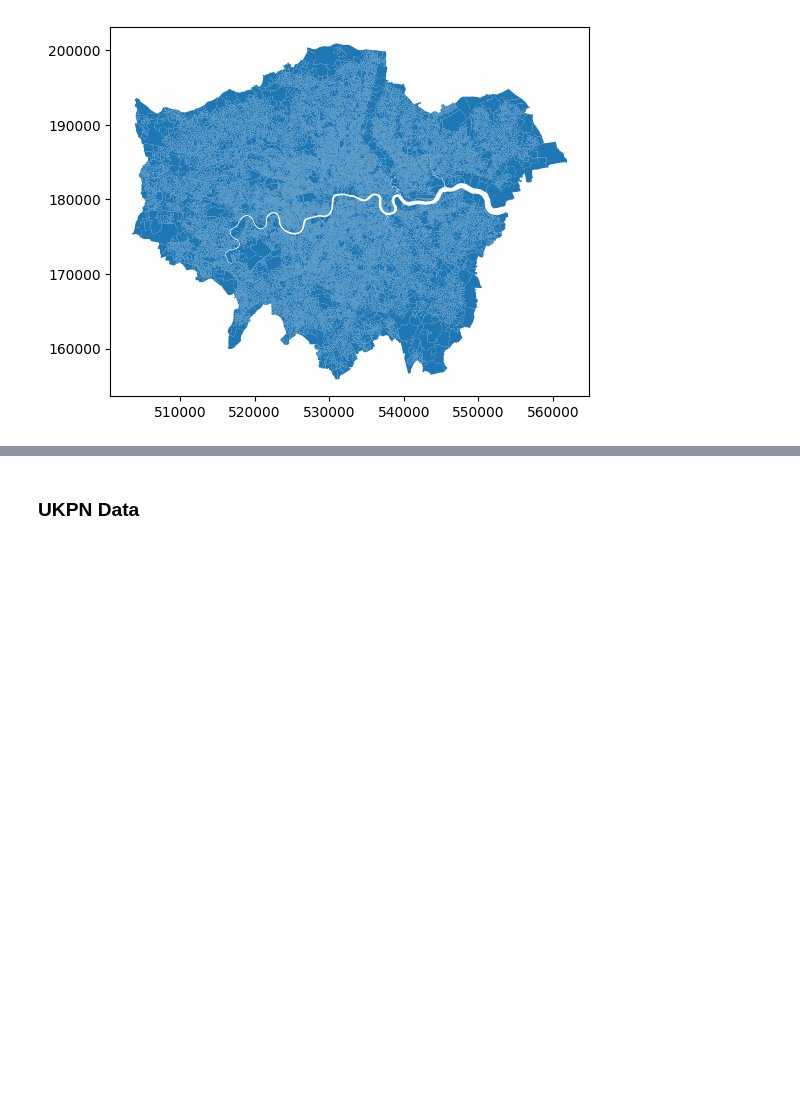
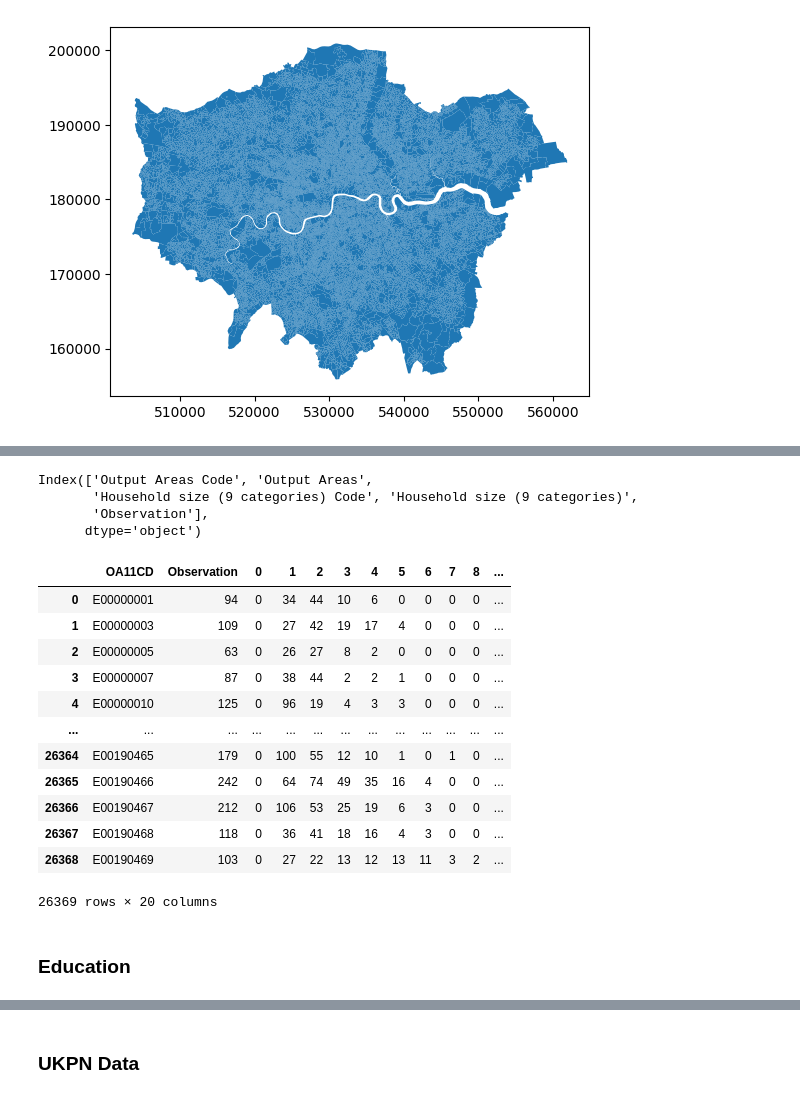
Before and after one commit to nifemi-alonge/evcs_spatial_analysis, a Jupyter notebook: Alonge_O_Dissertation_Analysis.ipynb, the cells around one changed output, grey strips where cells are left out. Drawn from its saved outputs; the diff is of its cells as text; code cells hidden in the pictures; blank space fills up the shorter version.

```diff
--- a/Alonge_O_Dissertation_Analysis.ipynb
+++ b/Alonge_O_Dissertation_Analysis.ipynb
@@ -77,0 +355,56 @@ oa_bound.plot()
+# %%
+# delete?
+# household size option 2
+
+# Load the census data into a pandas DataFrame
+hh_size = pd.read_csv('/content/drive/MyDrive/GDS-Yr2/Dissertation/Data/TS017-2021-3-filtered-2023-07-08T18_47_51Z_hh_size.csv')
+
+# Print the column names to verify correctness
+print(hh_size.columns)
+
+# Specify the column names for household size and respondent count
+household_size_column = 'Household size (9 categories) Code'
+respondent_count_column = 'Observation'
+
+# Group the data by output area and calculate the total respondents
+grouped_data = hh_size.groupby('Output Areas').agg({respondent_count_column: 'sum'})
+
+# Pivot the data to convert household sizes into columns
+household_size_pivot = hh_size.pivot_table(index='Output Areas', columns=household_size_column, values=respondent_count_column, aggfunc='sum')
+
+# Merge the total respondents and household size counts
+merged_data = grouped_data.merge(household_size_pivot, on='Output Areas')
+
+# Calculate the percentages for each household size
+household_size_columns = merged_data.columns[1:]  # Exclude the 'Output Areas' column
+for size in household_size_columns:
+    merged_data[f'percentage_{size}'] = (merged_data[size] / merged_data[respondent_count_column]) * 100
+
+# Print the output
+#print(merged_data[['Output Areas'] + [f'percentage_{size}' for size in household_size_columns]])
+hh_size = merged_data
+
+hh_size = hh_size.reset_index()
+
+hh_size = hh_size.rename(columns = {'Output Areas': 'OA11CD'})
+hh_size
+# %% [output]
+Index(['Output Areas Code', 'Output Areas',
+       'Household size (9 categories) Code', 'Household size (9 categories)',
+       'Observation'],
+      dtype='object')
+|  | OA11CD | Observation | 0 | 1 | 2 | 3 | 4 | 5 | 6 | 7 | 8 | ... |
+| 0 | E00000001 | 94 | 0 | 34 | 44 | 10 | 6 | 0 | 0 | 0 | 0 | ... |
+| 1 | E00000003 | 109 | 0 | 27 | 42 | 19 | 17 | 4 | 0 | 0 | 0 | ... |
+| 2 | E00000005 | 63 | 0 | 26 | 27 | 8 | 2 | 0 | 0 | 0 | 0 | ... |
+| 3 | E00000007 | 87 | 0 | 38 | 44 | 2 | 2 | 1 | 0 | 0 | 0 | ... |
+| 4 | E00000010 | 125 | 0 | 96 | 19 | 4 | 3 | 3 | 0 | 0 | 0 | ... |
+| ... | ... | ... | ... | ... | ... | ... | ... | ... | ... | ... | ... | ... |
+| 26364 | E00190465 | 179 | 0 | 100 | 55 | 12 | 10 | 1 | 0 | 1 | 0 | ... |
+| 26365 | E00190466 | 242 | 0 | 64 | 74 | 49 | 35 | 16 | 4 | 0 | 0 | ... |
+| 26366 | E00190467 | 212 | 0 | 106 | 53 | 25 | 19 | 6 | 3 | 0 | 0 | ... |
+| 26367 | E00190468 | 118 | 0 | 36 | 41 | 18 | 16 | 4 | 3 | 0 | 0 | ... |
+| 26368 | E00190469 | 103 | 0 | 27 | 22 | 13 | 12 | 13 | 11 | 3 | 2 | ... |
+26369 rows × 20 columns
+# %% [markdown]
+### Education
```
Also changed, not shown: parts of 57 cells of this notebook.
